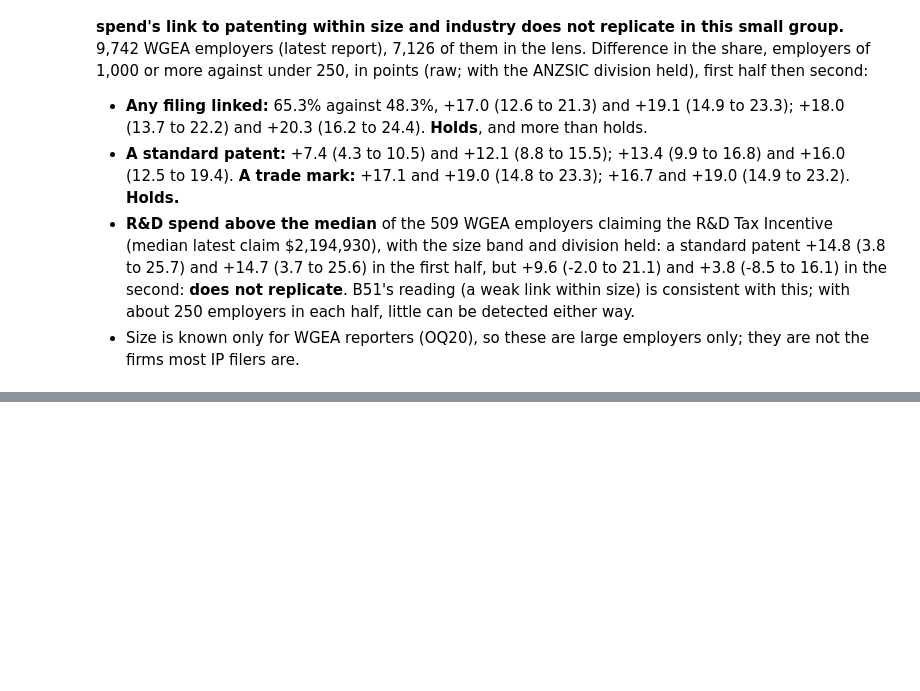
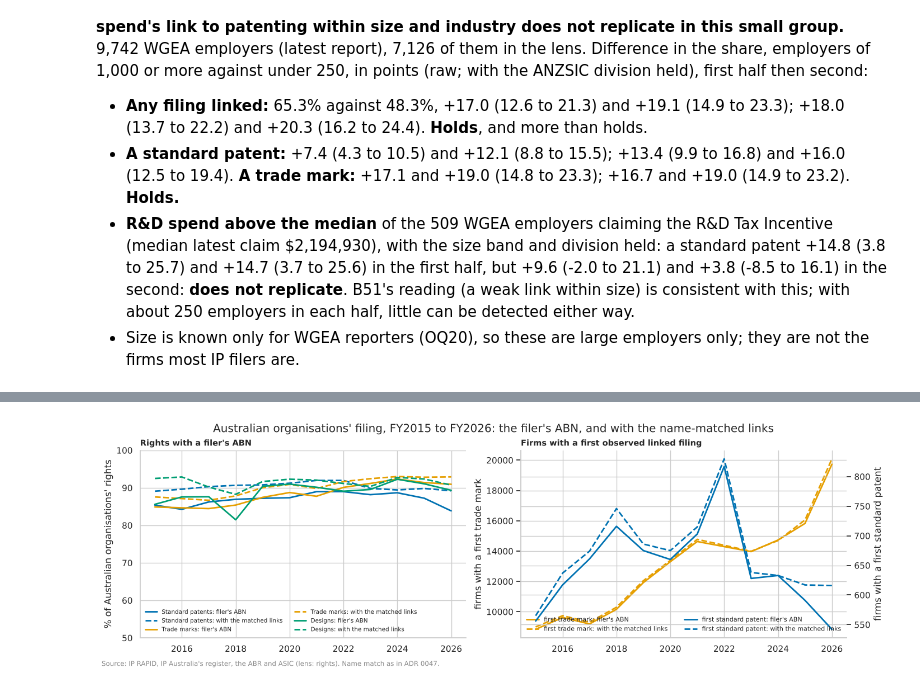
Before and after one commit to Thomas-Amann-IPAustralia/Aus-GII-Breakdown, a Jupyter notebook: analysis/notebooks/03_multivariate.ipynb, the cells around one changed output, grey strips where cells are left out. Cells and saved outputs as stored; diff of their text form; code cells hidden in the pictures; blank space fills up the shorter version.

```diff
--- a/analysis/notebooks/03_multivariate.ipynb
+++ b/analysis/notebooks/03_multivariate.ipynb
@@ -942,6 +958,9 @@ AGE = (
 )
 FIRM_COLUMNS = f"""
     {FIRM_HALF} AS half, {FILED}::INT AS filed, (n_patents_standard > 0)::INT AS patent,
+    ({FILED} OR n_patents_standard_name_matched + n_patents_provisional_name_matched + n_trade_marks_name_matched
+     + n_designs_name_matched > 0)::INT AS filed_or_matched,
+    (n_patents_standard + n_patents_standard_name_matched > 0)::INT AS patent_or_matched,
     (n_trade_marks > 0)::INT AS trade_mark, coalesce(entity_group, 'unknown') AS entity_group, {AGE} AS age,
     coalesce(state, 'unknown') AS state, coalesce(remoteness, 'unknown') AS remoteness,
     coalesce(irsad_decile::VARCHAR, 'unknown') AS irsad_decile"""
@@ -1216,13 +1239,13 @@ for outcome, oname in (("filed", "any filing linked"), ("patent", "a standard pa
     for half, d in size.groupby("half"):
         r = multi.adjusted_effect(d, outcome, "large", ["division"])
         rows.append(r.rename(f"{oname}: 1,000 or more against under 250, {half}"))
-rd = every[every.in_rdti & every.rd_latest.notna()].copy()
-rd["high_spend"] = (rd.rd_latest > rd.rd_latest.median()).astype(int)
+wrd = every[every.in_rdti & every.rd_latest.notna()].copy()
+wrd["high_spend"] = (wrd.rd_latest > wrd.rd_latest.median()).astype(int)
 print(
-    f"WGEA employers claiming the R&D Tax Incentive with a spend: {len(rd):,};",
-    f"median latest claim ${rd.rd_latest.median():,.0f}",
+    f"WGEA employers claiming the R&D Tax Incentive with a spend: {len(wrd):,};",
+    f"median latest claim ${wrd.rd_latest.median():,.0f}",
 )
-for half, d in rd.groupby("half"):
+for half, d in wrd.groupby("half"):
     r = multi.adjusted_effect(d, "patent", "high_spend", ["wgea_size_band", "division"])
     rows.append(r.rename(f"a standard patent: R&D spend above the claimants' median, {half}"))
 wgea = pd.DataFrame(rows)
@@ -1260,0 +1386,69 @@ half then second:
+# %%
+# U45 again: the share of Australian organisations' rights with a filer's ABN, by financial year, with the matched
+# links beside it; and firms with a first observed linked filing in each year, by the filer's ABN alone and with the
+# matched links (a firm's first filing by either)
+link = sql("""
+    SELECT coalesce(patent_type, ip_right_type) AS t, filing_fy, count(*) AS rights,
+           count(filer_abn) AS with_abn, count(coalesce(filer_abn, name_matched_abn)) AS with_abn_or_match
+    FROM {lens/rights}
+    WHERE filer_group = 'australian_organisation' AND filing_fy BETWEEN 2015 AND 2026
+      AND coalesce(patent_type, ip_right_type) IN ('standard', 'trade_mark', 'design')
+    GROUP BY ALL ORDER BY ALL
+""")
+link["filer's ABN (%)"] = 100 * link.with_abn / link.rights
+link["with the matched links (%)"] = 100 * link.with_abn_or_match / link.rights
+first = sql("""
+    WITH f AS (
+        SELECT coalesce(patent_type, ip_right_type) AS t, filer_abn, name_matched_abn, filing_fy
+        FROM {lens/rights}
+        WHERE coalesce(patent_type, ip_right_type) IN ('standard', 'trade_mark') AND filing_fy >= 1980
+    ),
+    by_abn AS (SELECT t, filer_abn AS abn, min(filing_fy) AS fy FROM f WHERE filer_abn IS NOT NULL GROUP BY ALL),
+    by_either AS (
+        SELECT t, coalesce(filer_abn, name_matched_abn) AS abn, min(filing_fy) AS fy FROM f
+        WHERE coalesce(filer_abn, name_matched_abn) IS NOT NULL GROUP BY ALL
+    )
+    SELECT t, fy, count(*) AS firms, 'filer ABN' AS basis FROM by_abn WHERE fy BETWEEN 2015 AND 2026 GROUP BY ALL
+    UNION ALL
+    SELECT t, fy, count(*), 'with the matched links' FROM by_either WHERE fy BETWEEN 2015 AND 2026 GROUP BY ALL
+""").pivot_table(index=["t", "fy"], columns="basis", values="firms")
+fig, axes = plt.subplots(1, 2, figsize=(14, 4.2))
+for i, (t, name) in enumerate((("standard", "Standard patents"), ("trade_mark", "Trade marks"), ("design", "Designs"))):
+    d = link[link.t == t]
+    axes[0].plot(d.filing_fy, d["filer's ABN (%)"], color=style.PALETTE[i], lw=2, label=f"{name}: filer's ABN")
+    axes[0].plot(
+        d.filing_fy,
+        d["with the matched links (%)"],
+        color=style.PALETTE[i],
+        lw=2,
+        ls="--",
+        label=f"{name}: with the matched links",
+    )
+for i, (t, name) in enumerate((("standard", "first standard patent"), ("trade_mark", "first trade mark"))):
+    d = first.xs(t)
+    ax = axes[1] if t == "trade_mark" else axes[1].twinx()
+    ax.plot(d.index, d["filer ABN"], color=style.PALETTE[i], lw=2, label=f"{name}: filer's ABN")
+    ax.plot(
+        d.index,
+        d["with the matched links"],
+        color=style.PALETTE[i],
+        lw=2,
+        ls="--",
+        label=f"{name}: with the matched links",
+    )
+    ax.set_ylabel(f"firms with a {name}")
+    ax.legend(frameon=False, fontsize=8, loc="lower left" if t == "trade_mark" else "lower right")
+axes[0].set_ylabel("% of Australian organisations' rights")
+axes[0].set_ylim(50, 100)
+axes[0].legend(frameon=False, fontsize=7.5, ncol=2, loc="lower left")
+axes[0].set_title("Rights with a filer's ABN", fontsize=10.5)
+axes[1].set_title("Firms with a first observed linked filing", fontsize=10.5)
+fig.suptitle("Australian organisations' filing, FY2015 to FY2026: the filer's ABN, and with the name-matched links")
+style.source(fig, "IP RAPID, IP Australia's register, the ABR and ASIC (lens: rights). Name match as in ADR 0047.")
+display(
+    link.set_index(["t", "filing_fy"])[["rights", "filer's ABN (%)", "with the matched links (%)"]]
+    .round(2)
+    .unstack("t")
+)
+first.astype(int).unstack("t")
+# %% [output]
@@ -1260,0 +1485 @@ half then second:
+[figure, added]
```
Also changed, not shown: parts of 67 cells of this notebook, 9 other files.
